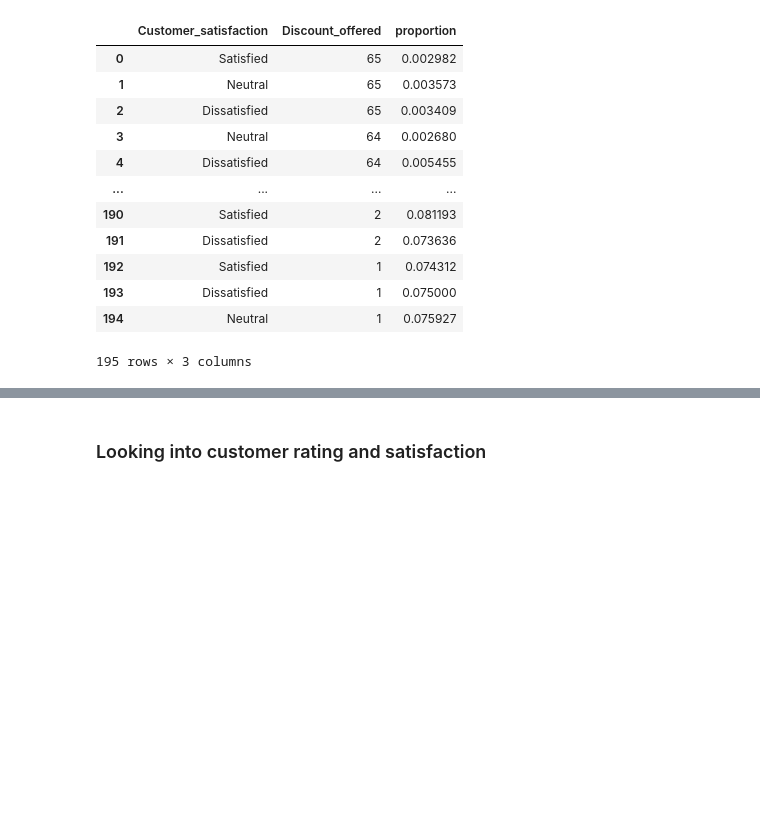
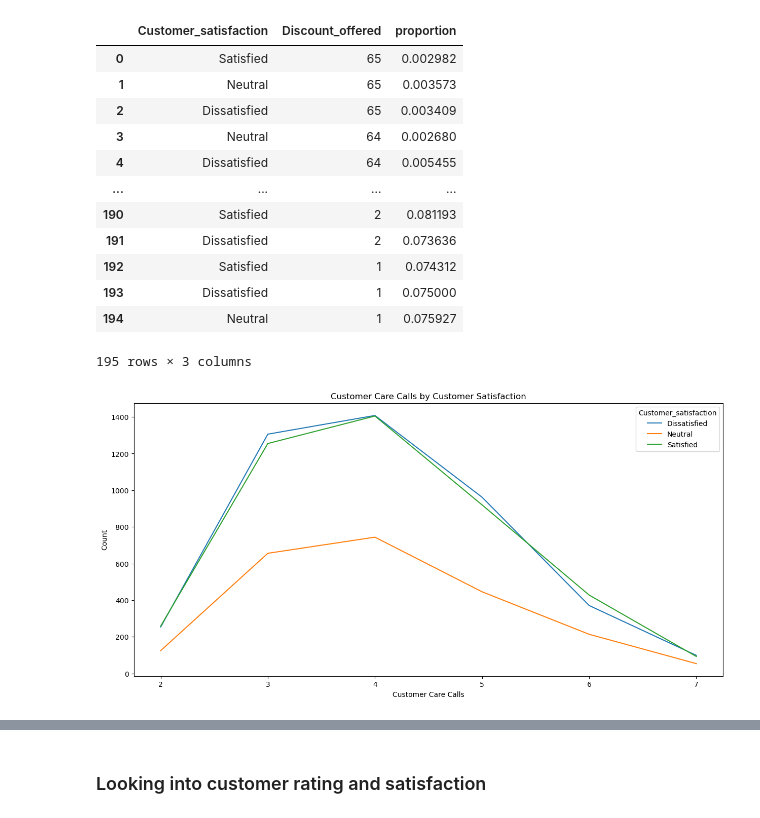
Before and after one commit to qemhal14/Online-Retail-Shipping-Capstone-Module-2-Purwadhika, a Jupyter notebook: capstone_2_data_analysis.ipynb, the cells around one changed output, grey strips where cells are left out. Saved outputs shown, nothing was run; the diff lists cells and outputs as text; code cells hidden in the pictures; blank space fills up the shorter version.

```diff
--- a/capstone_2_data_analysis.ipynb
+++ b/capstone_2_data_analysis.ipynb
@@ -1116,3 +1113,15 @@ df_proportions.sort_values(by="Discount_offered", ascending=False).reset_index(d
 | 193 | Dissatisfied | 1 | 0.075000 |
 | 194 | Neutral | 1 | 0.075927 |
 195 rows × 3 columns
+# %%
+
+plt.figure(figsize=(15,7))
+df_cc = df.groupby(["Customer_satisfaction", "Customer_care_calls"]).size().reset_index(name='count')
+sns.lineplot(data=df_cc, x="Customer_care_calls", y="count", hue="Customer_satisfaction")
+
+plt.title("Customer Care Calls by Customer Satisfaction")
+plt.xlabel("Customer Care Calls")
+plt.ylabel("Count")
+plt.show()
+# %% [output]
+[figure, added]
```
Also changed, not shown: parts of 5 cells of this notebook.
